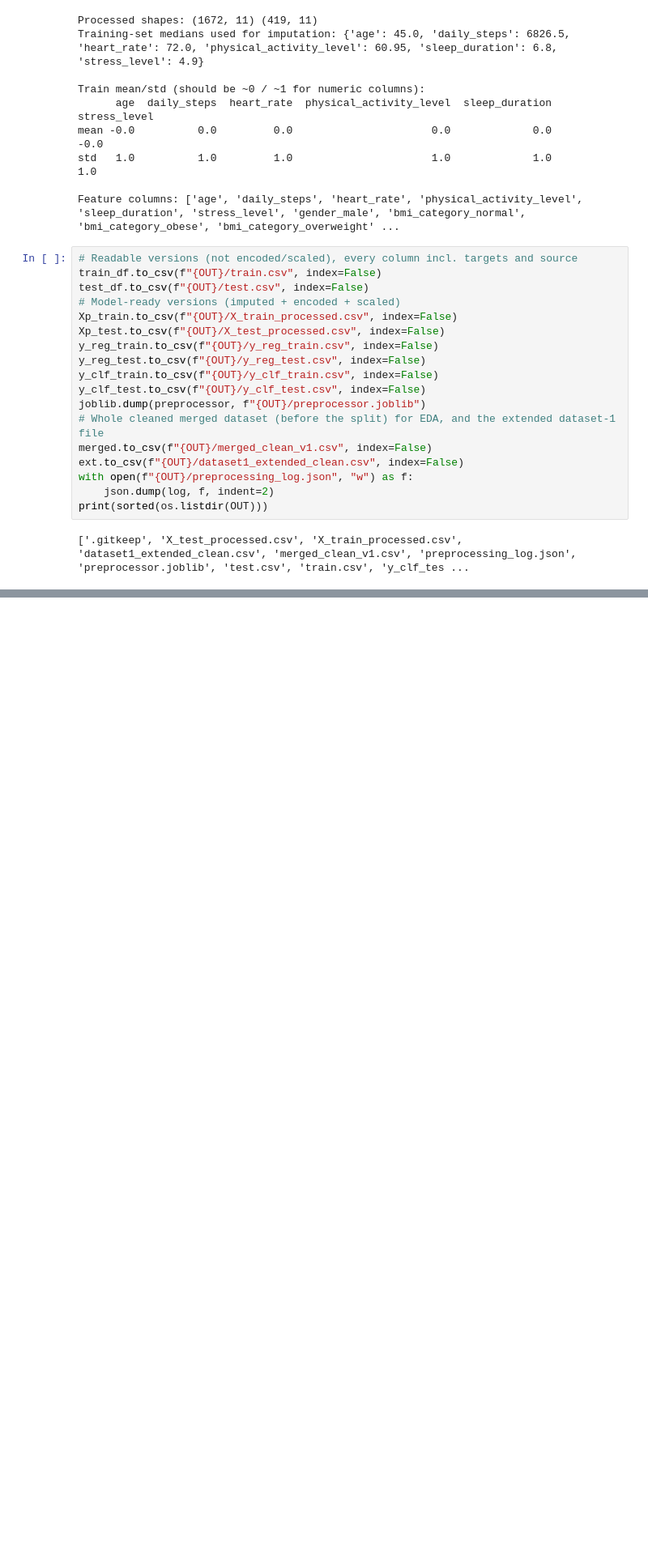
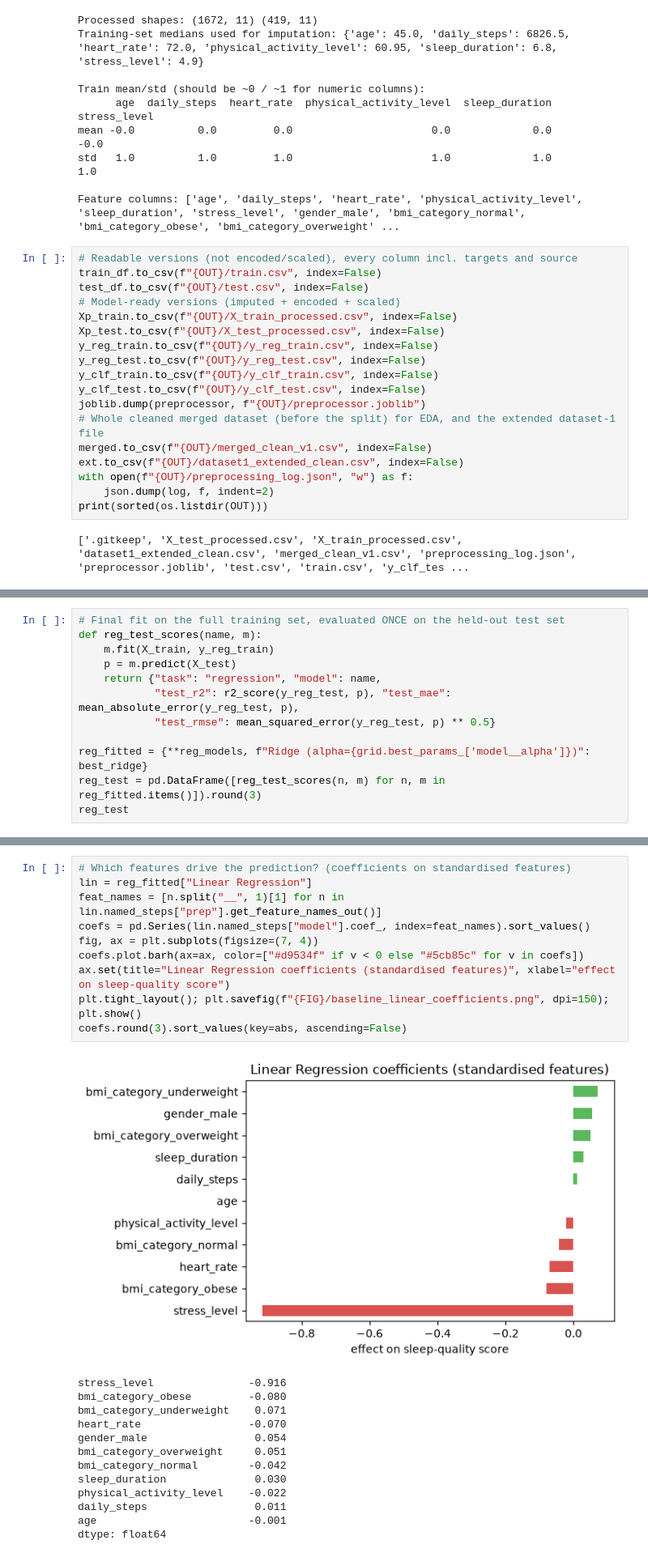
Before and after one commit to HamsMSaidam/QUALIFY, a Jupyter notebook: notebooks/01_preprocessing_hams.ipynb, the cells around one changed output, grey strips where cells are left out. Shown at 81% size. Drawn from its saved outputs; the diff is of its cells as text; blank space fills up the shorter version.

Commit message:
Combine preprocessing and baseline models in one notebook

```diff
--- a/notebooks/01_preprocessing_hams.ipynb
+++ b/notebooks/01_preprocessing_hams.ipynb
@@ -360,0 +408,12 @@ print(sorted(os.listdir(OUT)))
+# %%
+# Final fit on the full training set, evaluated ONCE on the held-out test set
+def reg_test_scores(name, m):
+    m.fit(X_train, y_reg_train)
+    p = m.predict(X_test)
+    return {"task": "regression", "model": name,
+            "test_r2": r2_score(y_reg_test, p), "test_mae": mean_absolute_error(y_reg_test, p),
+            "test_rmse": mean_squared_error(y_reg_test, p) ** 0.5}
+
+reg_fitted = {**reg_models, f"Ridge (alpha={grid.best_params_['model__alpha']})": best_ridge}
+reg_test = pd.DataFrame([reg_test_scores(n, m) for n, m in reg_fitted.items()]).round(3)
+reg_test
@@ -360,0 +425,24 @@ print(sorted(os.listdir(OUT)))
+# %%
+# Which features drive the prediction? (coefficients on standardised features)
+lin = reg_fitted["Linear Regression"]
+feat_names = [n.split("__", 1)[1] for n in lin.named_steps["prep"].get_feature_names_out()]
+coefs = pd.Series(lin.named_steps["model"].coef_, index=feat_names).sort_values()
+fig, ax = plt.subplots(figsize=(7, 4))
+coefs.plot.barh(ax=ax, color=["#d9534f" if v < 0 else "#5cb85c" for v in coefs])
+ax.set(title="Linear Regression coefficients (standardised features)", xlabel="effect on sleep-quality score")
+plt.tight_layout(); plt.savefig(f"{FIG}/baseline_linear_coefficients.png", dpi=150); plt.show()
+coefs.round(3).sort_values(key=abs, ascending=False)
+# %% [output]
+[figure, added]
+stress_level               -0.916
+bmi_category_obese         -0.080
+bmi_category_underweight    0.071
+heart_rate                 -0.070
+gender_male                 0.054
+bmi_category_overweight     0.051
+bmi_category_normal        -0.042
+sleep_duration              0.030
+physical_activity_level    -0.022
+daily_steps                 0.011
+age                        -0.001
+dtype: float64
```
Also changed, not shown: parts of 7 cells of this notebook, 3 other files.
